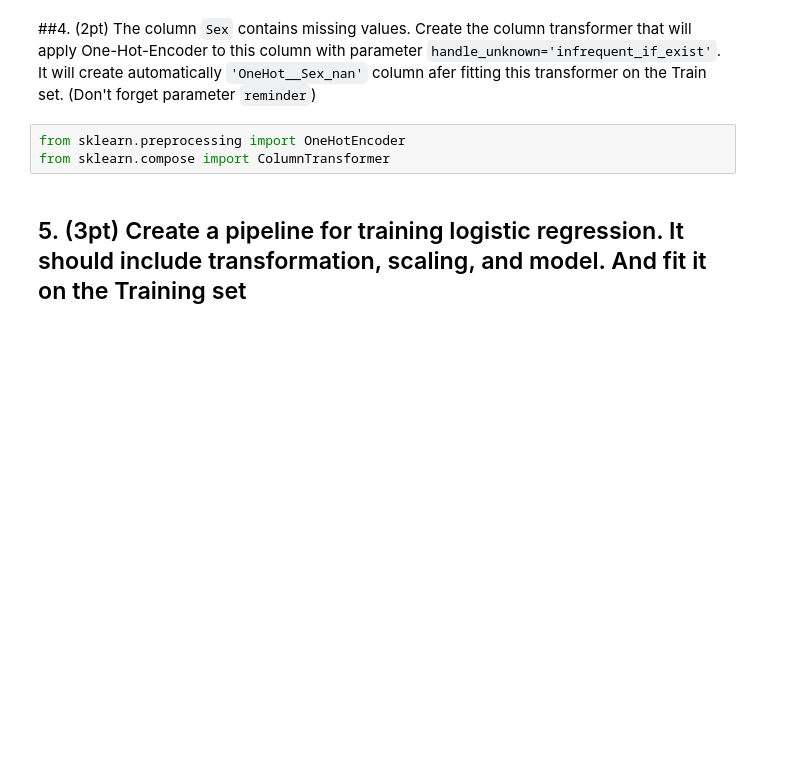
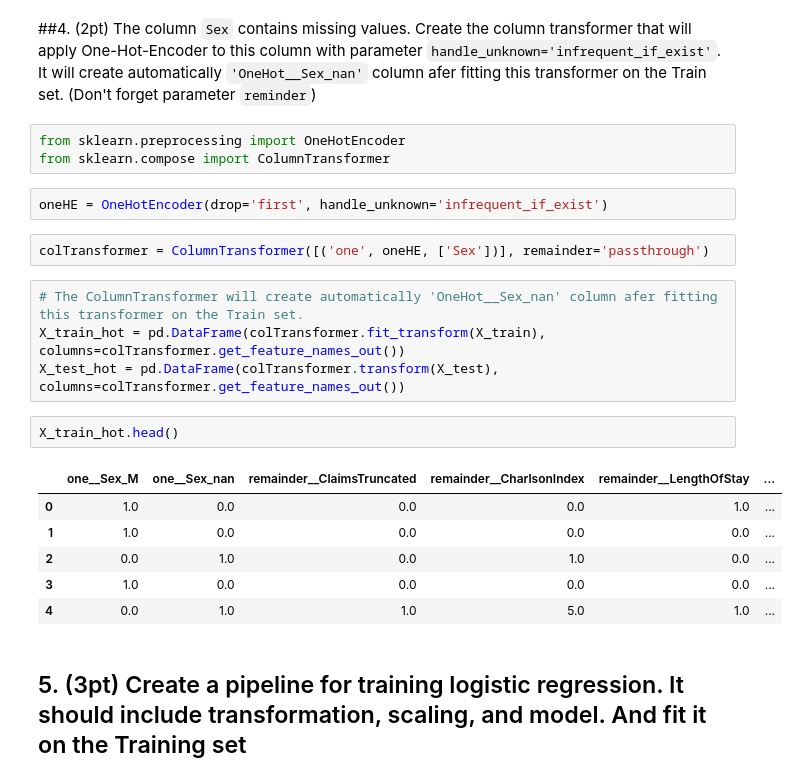
Before and after one commit to Nick-Azzarano/Machine-Learning-Practice, a Jupyter notebook: Spring2025/Homeworks/HW5.ipynb, the cells around one changed output. Drawn from its saved outputs; the diff is of its cells as text; blank space fills up the shorter version.

```diff
--- a/Spring2025/Homeworks/HW5.ipynb
+++ b/Spring2025/Homeworks/HW5.ipynb
@@ -93,6 +243,23 @@ from sklearn.model_selection import train_test_split
 # %%
 from sklearn.preprocessing import OneHotEncoder
 from sklearn.compose import ColumnTransformer
+# %%
+oneHE = OneHotEncoder(drop='first', handle_unknown='infrequent_if_exist')
+# %%
+colTransformer = ColumnTransformer([('one', oneHE, ['Sex'])], remainder='passthrough')
+# %%
+# The ColumnTransformer will create automatically 'OneHot__Sex_nan' column afer fitting this transformer on the Train set.
+X_train_hot = pd.DataFrame(colTransformer.fit_transform(X_train), columns=colTransformer.get_feature_names_out())
+X_test_hot = pd.DataFrame(colTransformer.transform(X_test), columns=colTransformer.get_feature_names_out())
+# %%
+X_train_hot.head()
+# %% [output]
+|  | one__Sex_M | one__Sex_nan | remainder__ClaimsTruncated | remainder__CharlsonIndex | remainder__LengthOfStay | ... |
+| 0 | 1.0 | 0.0 | 0.0 | 0.0 | 1.0 | ... |
+| 1 | 1.0 | 0.0 | 0.0 | 0.0 | 0.0 | ... |
+| 2 | 0.0 | 1.0 | 0.0 | 1.0 | 0.0 | ... |
+| 3 | 1.0 | 0.0 | 0.0 | 0.0 | 0.0 | ... |
+| 4 | 0.0 | 1.0 | 1.0 | 5.0 | 1.0 | ... |
 # %% [markdown]
 ## 5. (3pt) Create a pipeline for training logistic regression. It should include transformation, scaling, and model. And fit it on the Training set
 # %%
```
Also changed, not shown: parts of 14 cells of this notebook.
